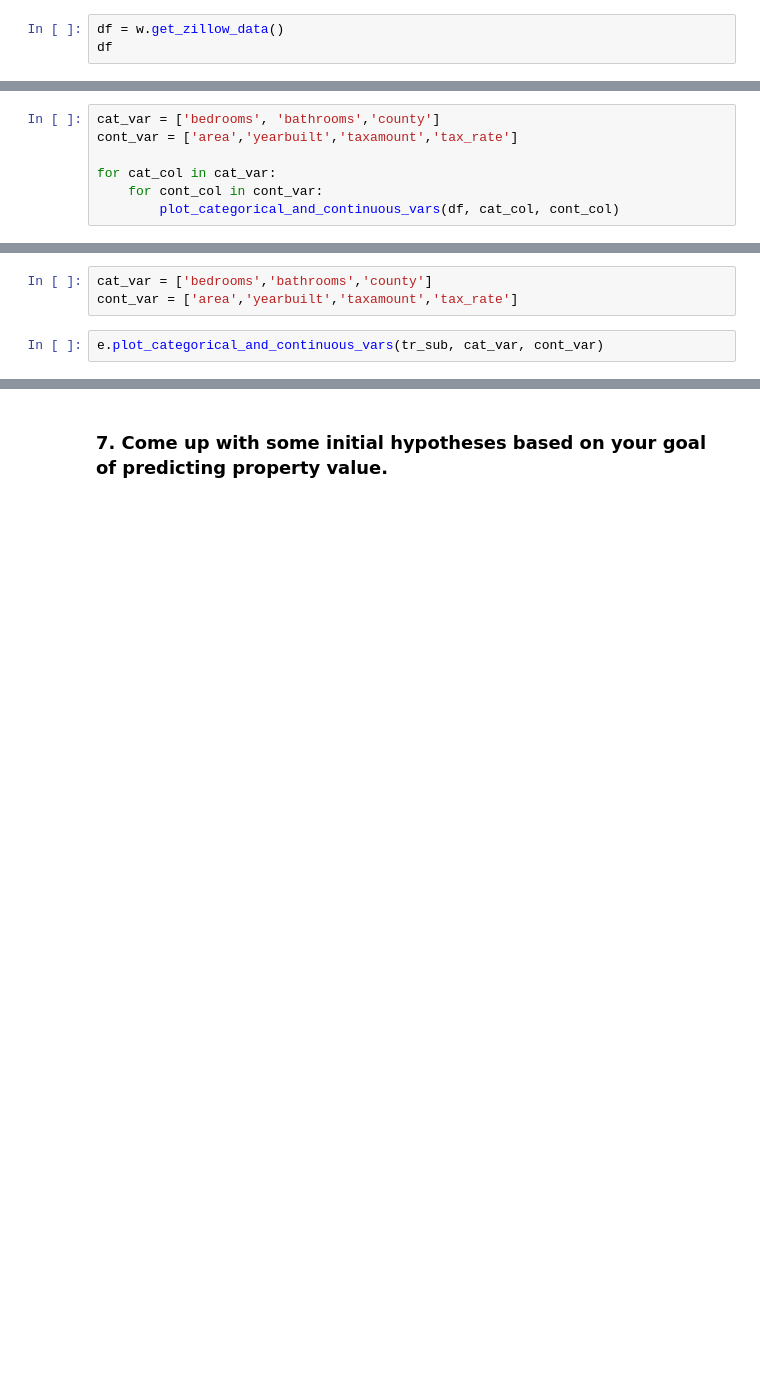
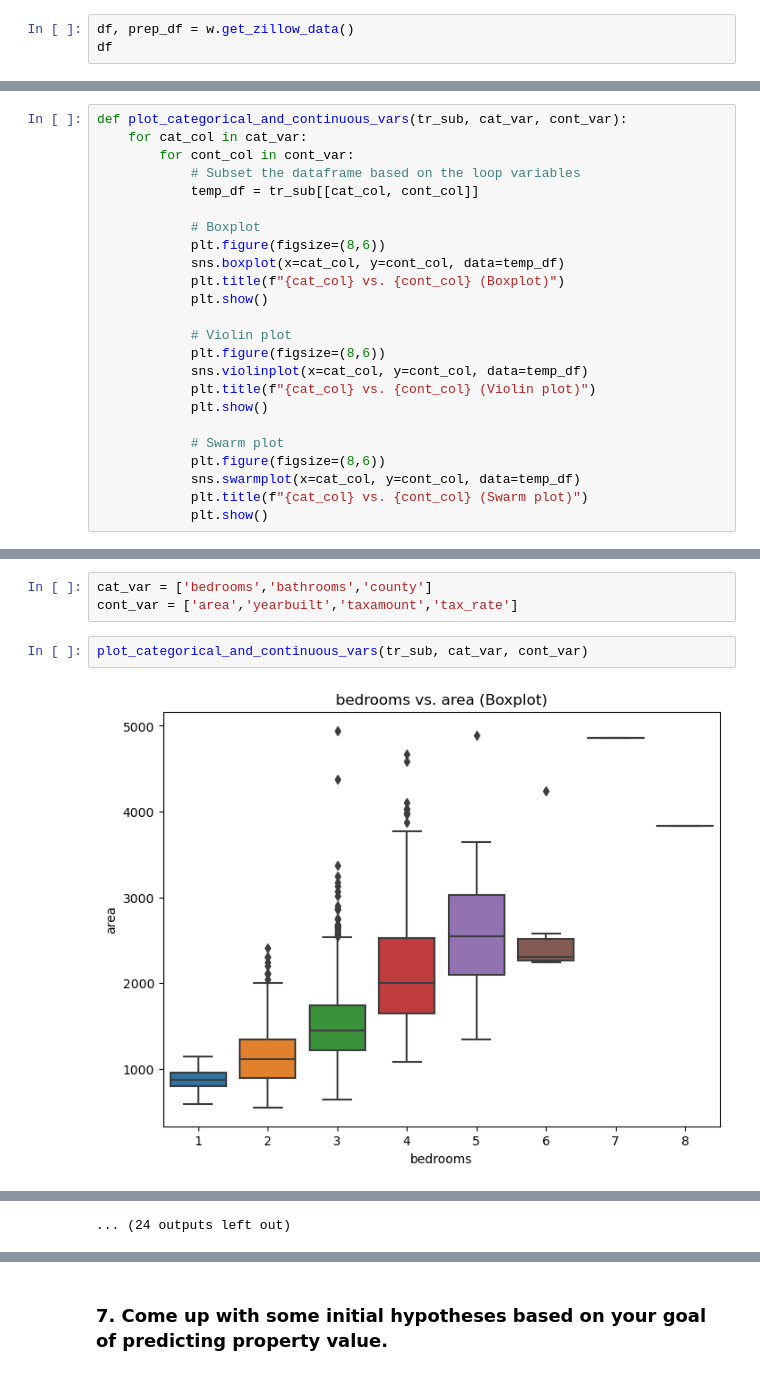
Before and after one commit to rosendo-lugo/regression-exercises, a Jupyter notebook: explore.ipynb, the cells around one changed output, grey strips where cells are left out. Cells and saved outputs as stored; diff of their text form; blank space fills up the shorter version.

```diff
--- a/explore.ipynb
+++ b/explore.ipynb
@@ -46,7 +46,7 @@ In these exercises, you will run through the stages of exploration as you contin
 
 ### 2. Make sure to perform a train, validate, test split before and use only your train dataset to explore the relationships between independent variables with other independent variables or independent variables with your target variable.
 # %%
-df = w.get_zillow_data()
+df, prep_df = w.get_zillow_data()
 df
 # %% [output]
 csv file found and loaded
@@ -225,7 +130,0 @@ def plot_categorical_and_continuous_vars(df, cat_var, cont_var):
-# %%
-cat_var = ['bedrooms', 'bathrooms','county']
-cont_var = ['area','yearbuilt','taxamount','tax_rate']
-
-for cat_col in cat_var:
-    for cont_col in cont_var:
-        plot_categorical_and_continuous_vars(df, cat_col, cont_col)
@@ -237,2 +134,26 @@ plot_categorical_and_continuous_vars(df=tr_sub, cat_var='county', cont_var='year
+# %%
+def plot_categorical_and_continuous_vars(tr_sub, cat_var, cont_var):
+    for cat_col in cat_var:
+        for cont_col in cont_var:
+            # Subset the dataframe based on the loop variables
+            temp_df = tr_sub[[cat_col, cont_col]]
+
+            # Boxplot
+            plt.figure(figsize=(8,6))
+            sns.boxplot(x=cat_col, y=cont_col, data=temp_df)
+            plt.title(f"{cat_col} vs. {cont_col} (Boxplot)")
+            plt.show()
+
+            # Violin plot
+            plt.figure(figsize=(8,6))
+            sns.violinplot(x=cat_col, y=cont_col, data=temp_df)
+            plt.title(f"{cat_col} vs. {cont_col} (Violin plot)")
+            plt.show()
+
+            # Swarm plot
+            plt.figure(figsize=(8,6))
+            sns.swarmplot(x=cat_col, y=cont_col, data=temp_df)
+            plt.title(f"{cat_col} vs. {cont_col} (Swarm plot)")
+            plt.show()
 # %% [markdown]
 ### 5. Save the functions you have written to create visualizations in your explore.py file. Rewrite your notebook code so that you are using the functions imported from this file.
@@ -240,4 +165,6 @@ plot_categorical_and_continuous_vars(df=tr_sub, cat_var='county', cont_var='year
 cat_var = ['bedrooms','bathrooms','county']
 cont_var = ['area','yearbuilt','taxamount','tax_rate']
 # %%
-e.plot_categorical_and_continuous_vars(tr_sub, cat_var, cont_var)
+plot_categorical_and_continuous_vars(tr_sub, cat_var, cont_var)
+# %% [output]
+[figure, added]
@@ -243,0 +182 @@ e.plot_categorical_and_continuous_vars(tr_sub, cat_var, cont_var)
+... (24 outputs left out)
```
Also changed, not shown: parts of 32 cells of this notebook, 5 other files.
